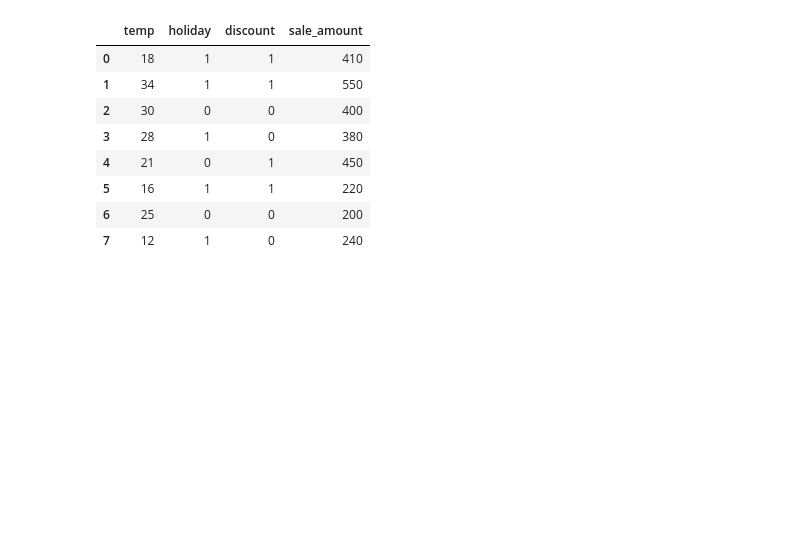
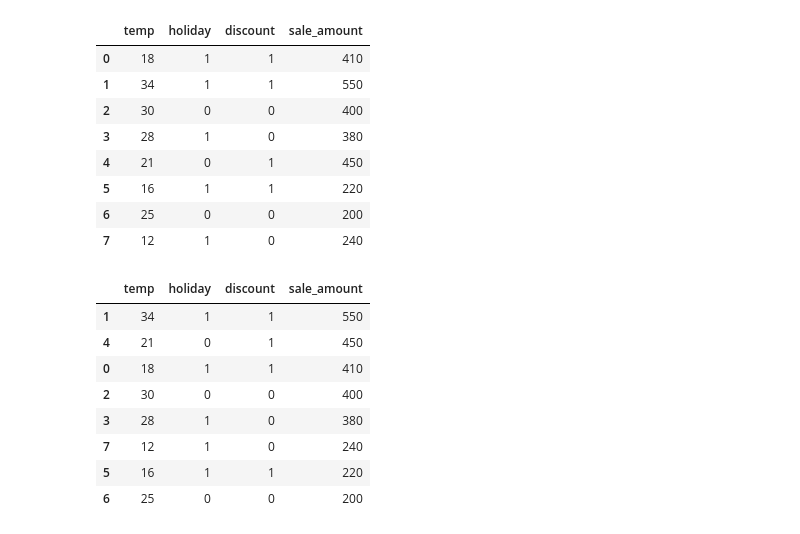
Before and after one commit to mingmingeddiewu/Mycode, a Jupyter notebook: first_on_github.ipynb, the cells around one changed output. Cells and saved outputs as stored; diff of their text form; code cells hidden in the pictures; blank space fills up the shorter version.

```diff
--- a/first_on_github.ipynb
+++ b/first_on_github.ipynb
@@ -415,3 +415,15 @@ icecream
 | 5 | 16 | 1 | 1 | 220 |
 | 6 | 25 | 0 | 0 | 200 |
 | 7 | 12 | 1 | 0 | 240 |
+# %%
+icecream.sort_values(by='sale_amount', ascending=False)
+# %% [output]
+|  | temp | holiday | discount | sale_amount |
+| 1 | 34 | 1 | 1 | 550 |
+| 4 | 21 | 0 | 1 | 450 |
+| 0 | 18 | 1 | 1 | 410 |
+| 2 | 30 | 0 | 0 | 400 |
+| 3 | 28 | 1 | 0 | 380 |
+| 7 | 12 | 1 | 0 | 240 |
+| 5 | 16 | 1 | 1 | 220 |
+| 6 | 25 | 0 | 0 | 200 |
```
Also changed, not shown: parts of 24 cells of this notebook.
